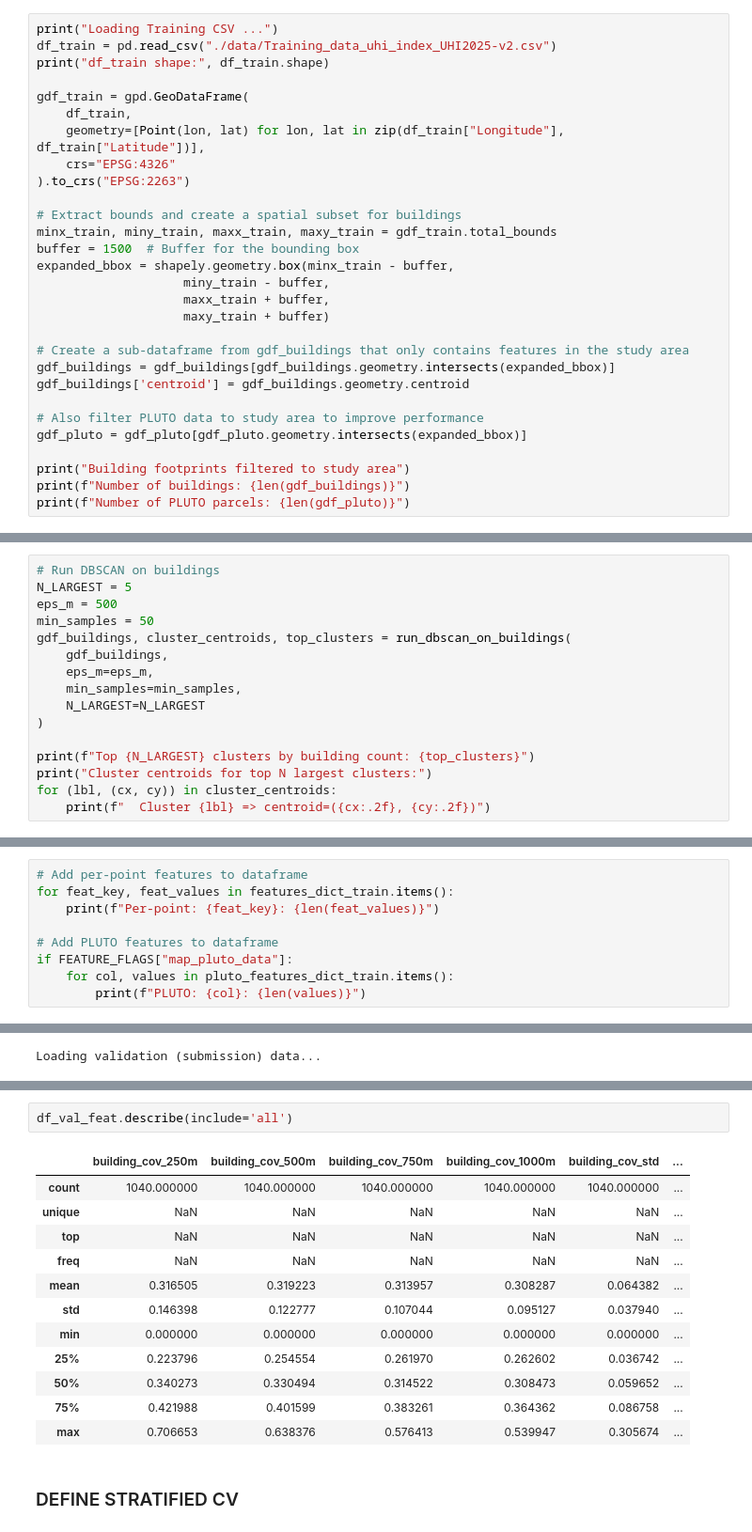
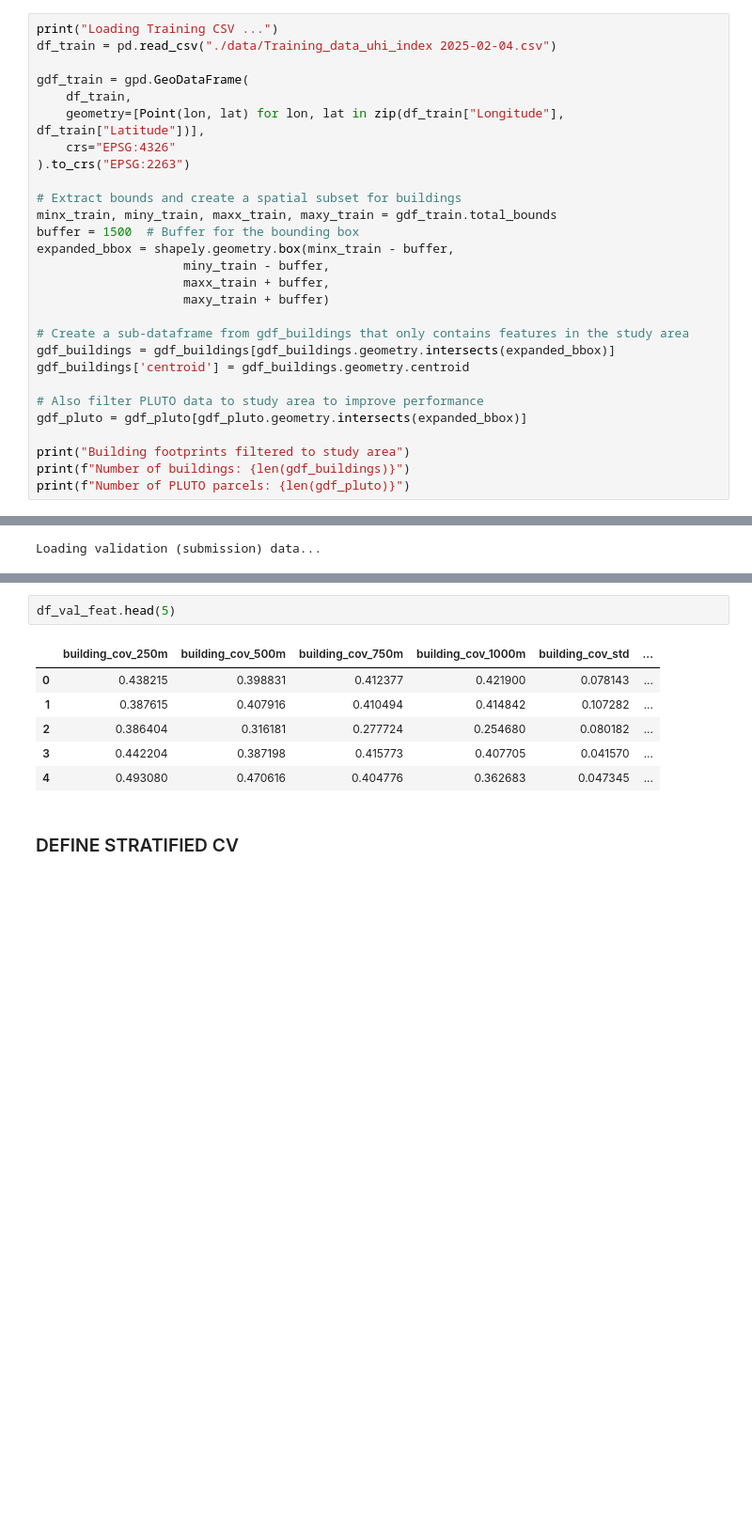
Before and after one commit to MegaKruk/uhi-ai-challenge-2025, a Jupyter notebook: UHI_Model.ipynb, the cells around one changed output, grey strips where cells are left out. Shown at 94% size. Drawn from its saved outputs; the diff is of its cells as text; blank space fills up the shorter version.

```diff
--- a/UHI_Model.ipynb
+++ b/UHI_Model.ipynb
@@ -1155,8 +729,7 @@ Number of bands: 5
 ### LOAD TRAINING DATA
 # %%
 print("Loading Training CSV ...")
-df_train = pd.read_csv("./data/Training_data_uhi_index_UHI2025-v2.csv")
-print("df_train shape:", df_train.shape)
+df_train = pd.read_csv("./data/Training_data_uhi_index 2025-02-04.csv")
 
 gdf_train = gpd.GeoDataFrame(
     df_train,
@@ -1301,19 +873,3 @@ gdf_pluto.describe(include='all')
 | 50% | NaN | 1583.000000 | 40.000000 | 204.000000 | NaN | NaN | NaN | NaN | NaN | 16.000000 | ... |
 | 75% | NaN | 2555.000000 | 67.000000 | 401.000000 | NaN | NaN | NaN | NaN | NaN | 22.000000 | ... |
 | max | NaN | 9999.000000 | 9039.000000 | 480.000000 | NaN | NaN | NaN | NaN | NaN | 26.000000 | ... |
-# %%
-# Run DBSCAN on buildings
-N_LARGEST = 5
-eps_m = 500
-min_samples = 50
-gdf_buildings, cluster_centroids, top_clusters = run_dbscan_on_buildings(
-    gdf_buildings,
-    eps_m=eps_m,
-    min_samples=min_samples,
-    N_LARGEST=N_LARGEST
-)
-
-print(f"Top {N_LARGEST} clusters by building count: {top_clusters}")
-print("Cluster centroids for top N largest clusters:")
-for (lbl, (cx, cy)) in cluster_centroids:
-    print(f"  Cluster {lbl} => centroid=({cx:.2f}, {cy:.2f})")
@@ -1395,9 +894,0 @@ Extracting features for 11229 points...
-# %%
-# Add per-point features to dataframe
-for feat_key, feat_values in features_dict_train.items():
-    print(f"Per-point: {feat_key}: {len(feat_values)}")
-
-# Add PLUTO features to dataframe
-if FEATURE_FLAGS["map_pluto_data"]:
-    for col, values in pluto_features_dict_train.items():
-        print(f"PLUTO: {col}: {len(values)}")
@@ -1821,18 +1240,12 @@ df_train_feat.describe(include='all')
 # %%
-df_val_feat.describe(include='all')
+df_val_feat.head(5)
 # %% [output]
 |  | building_cov_250m | building_cov_500m | building_cov_750m | building_cov_1000m | building_cov_std | ... |
-| count | 1040.000000 | 1040.000000 | 1040.000000 | 1040.000000 | 1040.000000 | ... |
-| unique | NaN | NaN | NaN | NaN | NaN | ... |
-| top | NaN | NaN | NaN | NaN | NaN | ... |
-| freq | NaN | NaN | NaN | NaN | NaN | ... |
-| mean | 0.316505 | 0.319223 | 0.313957 | 0.308287 | 0.064382 | ... |
-| std | 0.146398 | 0.122777 | 0.107044 | 0.095127 | 0.037940 | ... |
-| min | 0.000000 | 0.000000 | 0.000000 | 0.000000 | 0.000000 | ... |
-| 25% | 0.223796 | 0.254554 | 0.261970 | 0.262602 | 0.036742 | ... |
-| 50% | 0.340273 | 0.330494 | 0.314522 | 0.308473 | 0.059652 | ... |
-| 75% | 0.421988 | 0.401599 | 0.383261 | 0.364362 | 0.086758 | ... |
-| max | 0.706653 | 0.638376 | 0.576413 | 0.539947 | 0.305674 | ... |
+| 0 | 0.438215 | 0.398831 | 0.412377 | 0.421900 | 0.078143 | ... |
+| 1 | 0.387615 | 0.407916 | 0.410494 | 0.414842 | 0.107282 | ... |
+| 2 | 0.386404 | 0.316181 | 0.277724 | 0.254680 | 0.080182 | ... |
+| 3 | 0.442204 | 0.387198 | 0.415773 | 0.407705 | 0.041570 | ... |
+| 4 | 0.493080 | 0.470616 | 0.404776 | 0.362683 | 0.047345 | ... |
 # %% [markdown]
 ### DEFINE STRATIFIED CV
 # %%
```
Also changed, not shown: parts of 30 cells of this notebook, 1 other file.
